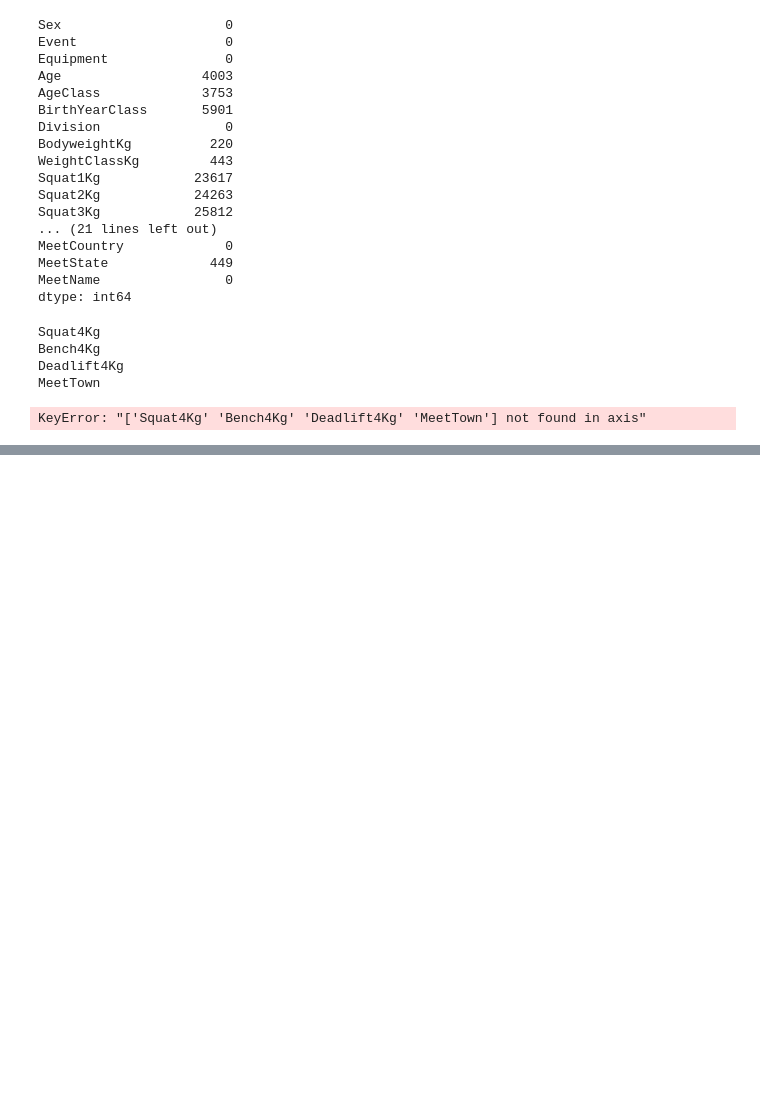
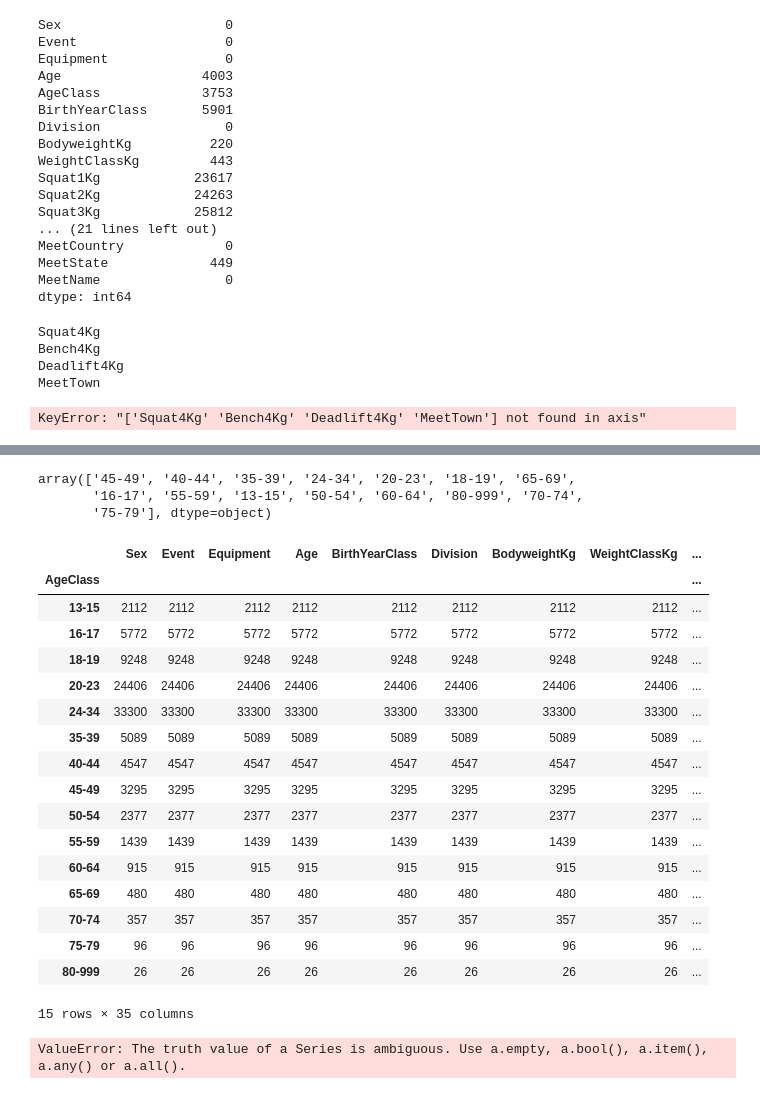
Before and after one commit to jjz17/Natural-Strength, a Jupyter notebook: model.ipynb, the cells around one changed output, grey strips where cells are left out. Cells and saved outputs as stored; diff of their text form; code cells hidden in the pictures; blank space fills up the shorter version.

```diff
--- a/model.ipynb
+++ b/model.ipynb
@@ -169,0 +154,2 @@ raw_lifters.dropna(axis=1)
+# %%
+clean = raw_lifters.dropna()
@@ -169,0 +199,28 @@ raw_lifters.dropna(axis=1)
+# %%
+clean['AgeClass'].unique()
+# 18-19 through 35-39 are the important categories
+# %% [output]
+array(['45-49', '40-44', '35-39', '24-34', '20-23', '18-19', '65-69',
+       '16-17', '55-59', '13-15', '50-54', '60-64', '80-999', '70-74',
+       '75-79'], dtype=object)
+# %%
+clean.groupby('AgeClass').agg('count')
+# %% [output]
+|  | Sex | Event | Equipment | Age | BirthYearClass | Division | BodyweightKg | WeightClassKg | ... |
+| AgeClass |  |  |  |  |  |  |  |  | ... |
+| 13-15 | 2112 | 2112 | 2112 | 2112 | 2112 | 2112 | 2112 | 2112 | ... |
+| 16-17 | 5772 | 5772 | 5772 | 5772 | 5772 | 5772 | 5772 | 5772 | ... |
+| 18-19 | 9248 | 9248 | 9248 | 9248 | 9248 | 9248 | 9248 | 9248 | ... |
+| 20-23 | 24406 | 24406 | 24406 | 24406 | 24406 | 24406 | 24406 | 24406 | ... |
+| 24-34 | 33300 | 33300 | 33300 | 33300 | 33300 | 33300 | 33300 | 33300 | ... |
+| 35-39 | 5089 | 5089 | 5089 | 5089 | 5089 | 5089 | 5089 | 5089 | ... |
+| 40-44 | 4547 | 4547 | 4547 | 4547 | 4547 | 4547 | 4547 | 4547 | ... |
+| 45-49 | 3295 | 3295 | 3295 | 3295 | 3295 | 3295 | 3295 | 3295 | ... |
+| 50-54 | 2377 | 2377 | 2377 | 2377 | 2377 | 2377 | 2377 | 2377 | ... |
+| 55-59 | 1439 | 1439 | 1439 | 1439 | 1439 | 1439 | 1439 | 1439 | ... |
+| 60-64 | 915 | 915 | 915 | 915 | 915 | 915 | 915 | 915 | ... |
+| 65-69 | 480 | 480 | 480 | 480 | 480 | 480 | 480 | 480 | ... |
+| 70-74 | 357 | 357 | 357 | 357 | 357 | 357 | 357 | 357 | ... |
+| 75-79 | 96 | 96 | 96 | 96 | 96 | 96 | 96 | 96 | ... |
+| 80-999 | 26 | 26 | 26 | 26 | 26 | 26 | 26 | 26 | ... |
+15 rows × 35 columns
@@ -169,0 +229,4 @@ raw_lifters.dropna(axis=1)
+# %%
+clean[clean['AgeClass'] == '24-']
+# %% [output]
+ValueError: The truth value of a Series is ambiguous. Use a.empty, a.bool(), a.item(), a.any() or a.all().
```
Also changed, not shown: parts of 5 cells of this notebook.
